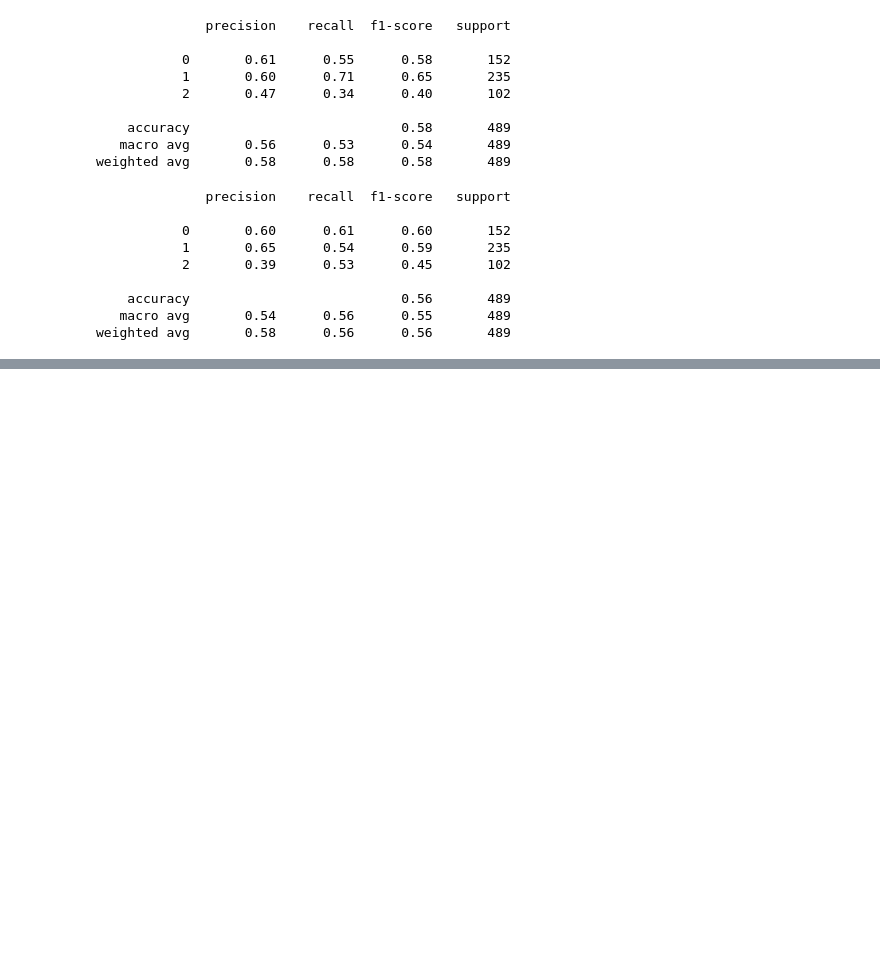
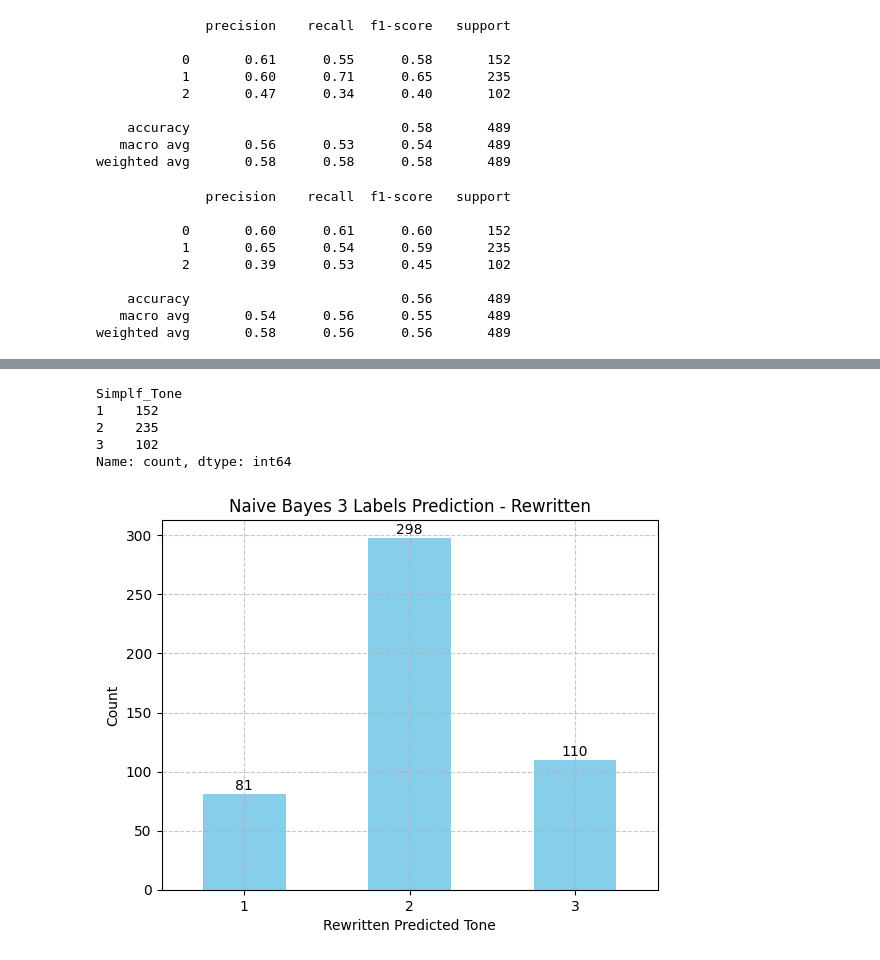
Before and after one commit to Gianini2/politeness1, a Jupyter notebook: politepeer-classification.ipynb, the cells around one changed output, grey strips where cells are left out. Saved outputs shown, nothing was run; the diff lists cells and outputs as text; code cells hidden in the pictures; blank space fills up the shorter version.

```diff
--- a/politepeer-classification.ipynb
+++ b/politepeer-classification.ipynb
@@ -1458,0 +1784,35 @@ weighted avg       0.58      0.56      0.56       489
+# %%
+pprint(evaluation_dataframe['Simplf_Tone'].value_counts().sort_index())
+
+# Plot the bar chart
+ax = evaluation_dataframe['nb_3l_rewritten_result'].value_counts().sort_index().plot(kind='bar', color='skyblue')
+
+# Add labels above each bar
+for bar in ax.patches:
+    height = bar.get_height()  # Get the height of the bar
+    ax.text(
+        bar.get_x() + bar.get_width() / 2,  # X-coordinate of the text (centered on the bar)
+        height + 1,         # Y-coordinate of the text (slightly above the bar)
+        f'{int(height)}',   # Text to display
+        ha='center',        # Horizontal alignment
+        va='bottom',        # Vertical alignment
+        fontsize=10         # Font size of the text
+    )
+
+# Add labels, title, and grid
+plt.xlabel('Rewritten Predicted Tone')
+plt.xticks(ticks=[0,1,2], labels=range(1,4))
+plt.ylabel('Count')
+plt.title('Naive Bayes 3 Labels Prediction - Rewritten')
+plt.tick_params(axis='x', rotation=0)
+plt.grid(ls='--', alpha=0.7)
+
+# Show the plot
+plt.show()
+# %% [output]
+Simplf_Tone
+1    152
+2    235
+3    102
+Name: count, dtype: int64
+[figure, added]
```
Also changed, not shown: parts of 31 cells of this notebook.
